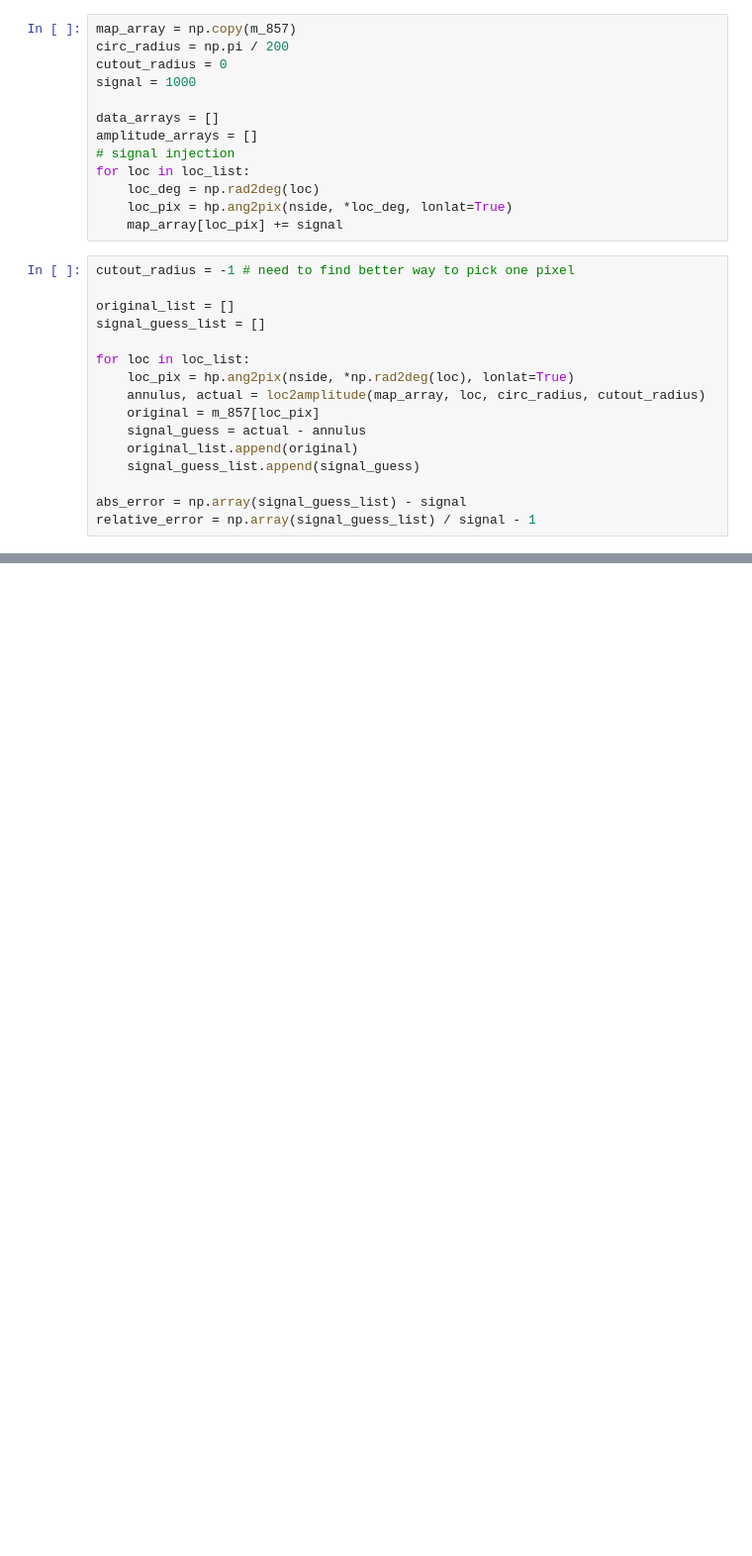
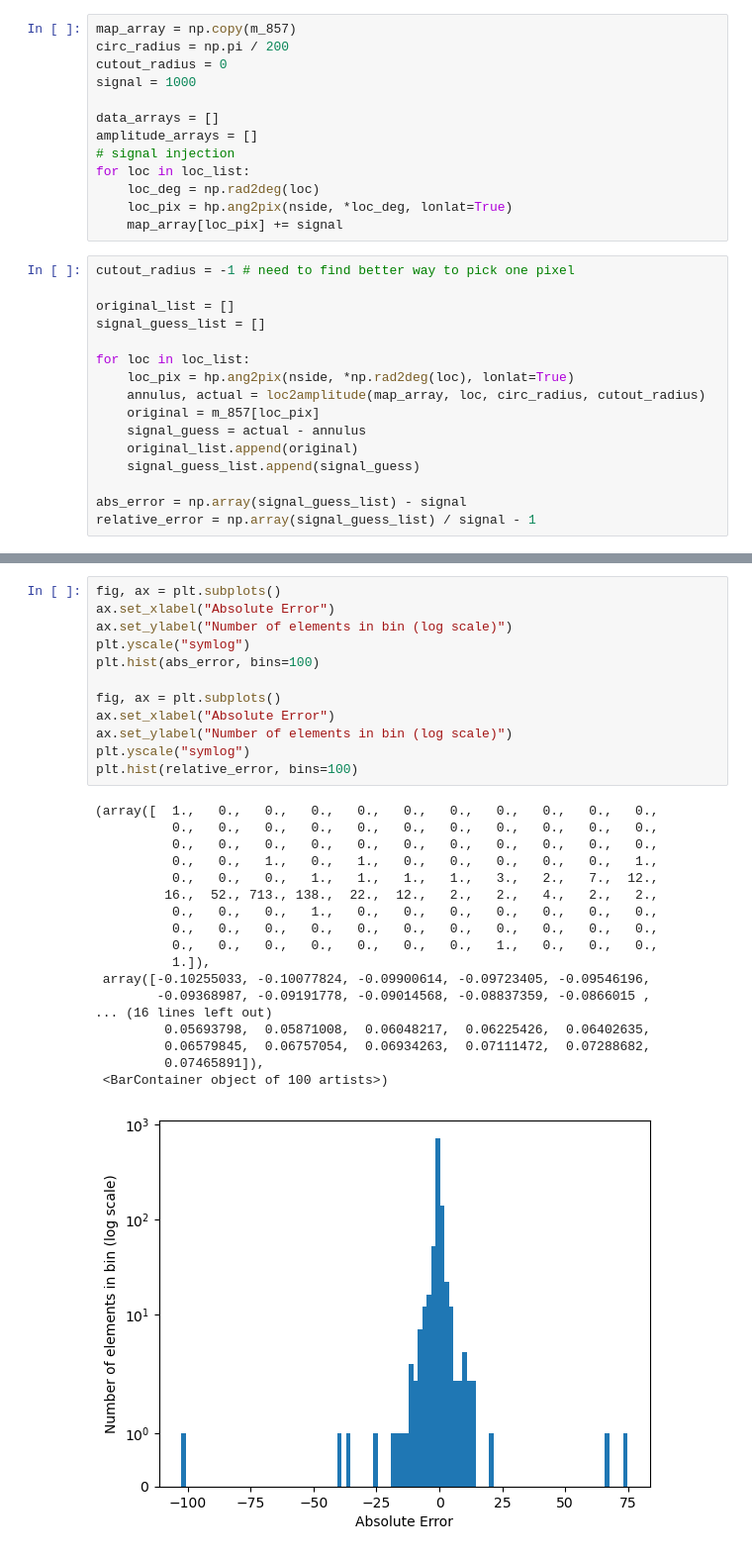
Before and after one commit to Harjas123/the-inpainter, a Jupyter notebook: radec_injection.ipynb, the cells around one changed output, grey strips where cells are left out. Shown: that part at 99% size. Drawn from its saved outputs; the diff is of its cells as text; blank space fills up the shorter version.

Commit message:
Changed scatter plot to histograms

```diff
--- a/radec_injection.ipynb
+++ b/radec_injection.ipynb
@@ -181,0 +162,31 @@ plt.scatter(original_list, relative_error, s=10)
+# %%
+fig, ax = plt.subplots()
+ax.set_xlabel("Absolute Error")
+ax.set_ylabel("Number of elements in bin (log scale)")
+plt.yscale("symlog")
+plt.hist(abs_error, bins=100)
+
+fig, ax = plt.subplots()
+ax.set_xlabel("Absolute Error")
+ax.set_ylabel("Number of elements in bin (log scale)")
+plt.yscale("symlog")
+plt.hist(relative_error, bins=100)
+# %% [output]
+(array([  1.,   0.,   0.,   0.,   0.,   0.,   0.,   0.,   0.,   0.,   0.,
+          0.,   0.,   0.,   0.,   0.,   0.,   0.,   0.,   0.,   0.,   0.,
+          0.,   0.,   0.,   0.,   0.,   0.,   0.,   0.,   0.,   0.,   0.,
+          0.,   0.,   1.,   0.,   1.,   0.,   0.,   0.,   0.,   0.,   1.,
+          0.,   0.,   0.,   1.,   1.,   1.,   1.,   3.,   2.,   7.,  12.,
+         16.,  52., 713., 138.,  22.,  12.,   2.,   2.,   4.,   2.,   2.,
+          0.,   0.,   0.,   1.,   0.,   0.,   0.,   0.,   0.,   0.,   0.,
+          0.,   0.,   0.,   0.,   0.,   0.,   0.,   0.,   0.,   0.,   0.,
+          0.,   0.,   0.,   0.,   0.,   0.,   0.,   1.,   0.,   0.,   0.,
+          1.]),
+ array([-0.10255033, -0.10077824, -0.09900614, -0.09723405, -0.09546196,
+        -0.09368987, -0.09191778, -0.09014568, -0.08837359, -0.0866015 ,
+... (16 lines left out)
+         0.05693798,  0.05871008,  0.06048217,  0.06225426,  0.06402635,
+         0.06579845,  0.06757054,  0.06934263,  0.07111472,  0.07288682,
+         0.07465891]),
+ <BarContainer object of 100 artists>)
+[figure, added]
```
Also changed, not shown: parts of 5 cells of this notebook.
